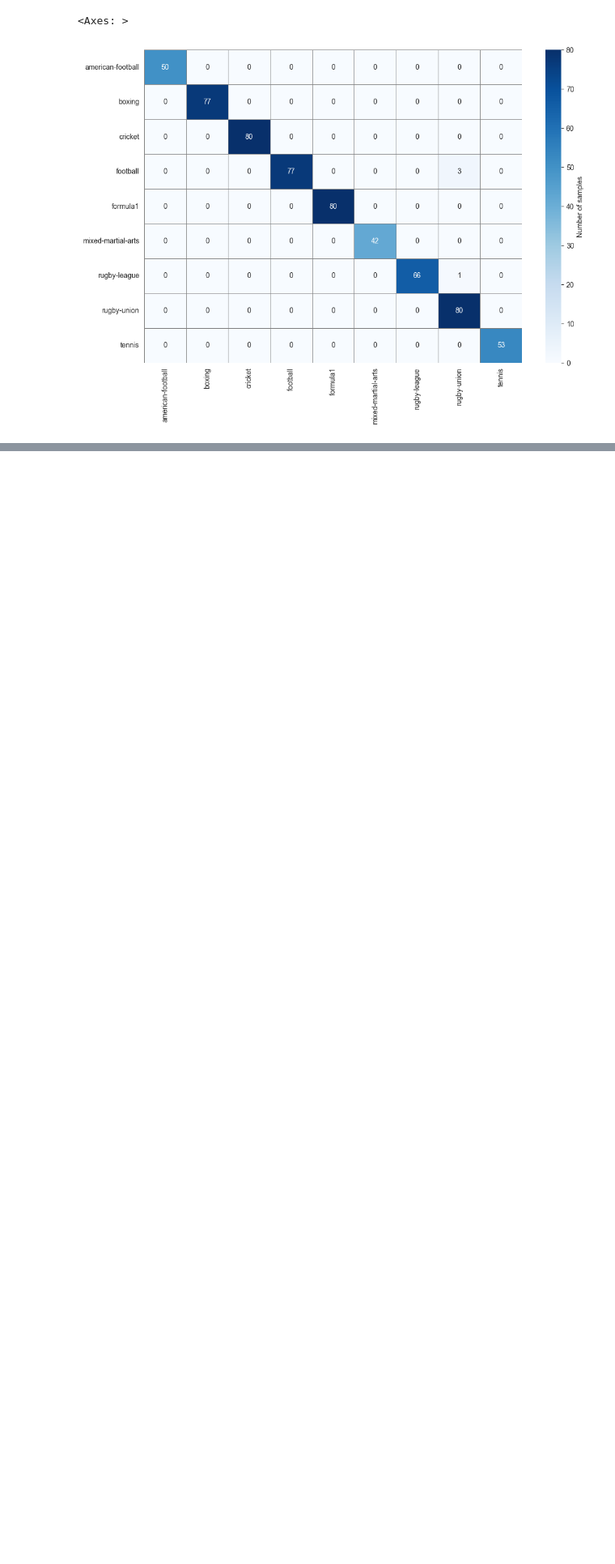
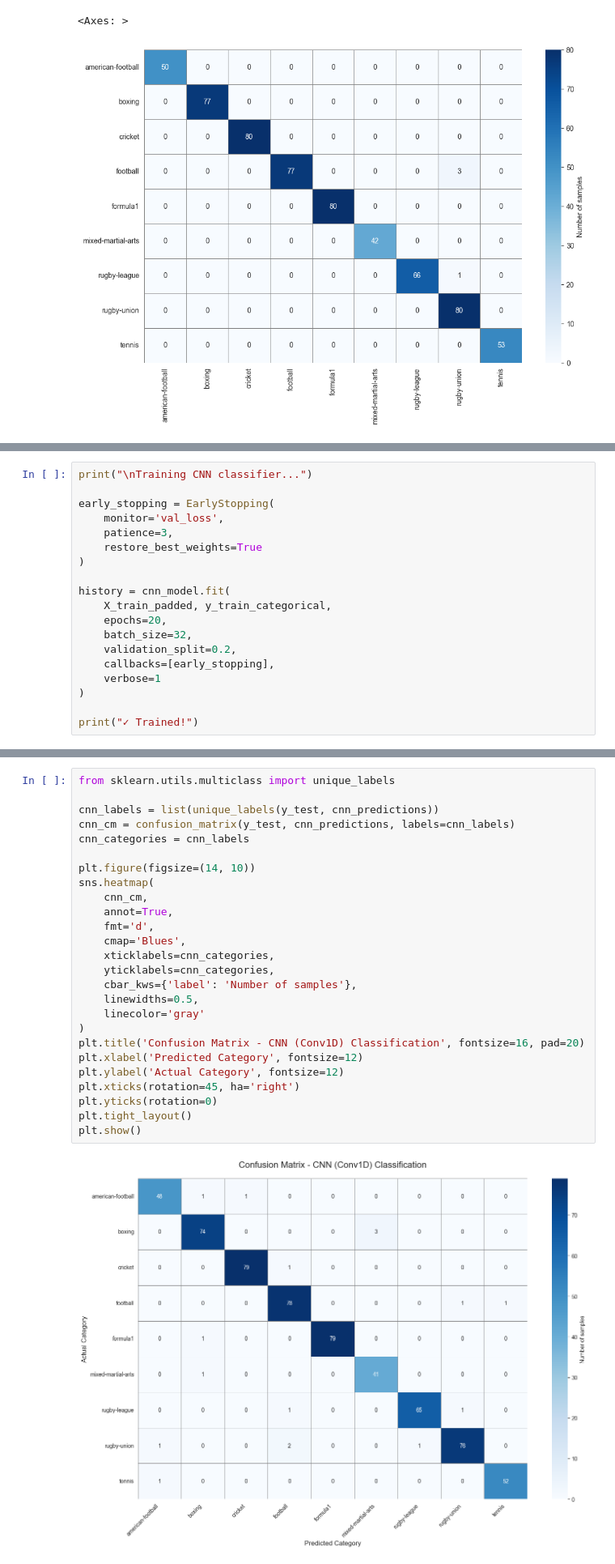
Before and after one commit to Klonotoros/Data-Mining, a Jupyter notebook: sportClassifier.ipynb, the cells around one changed output, grey strips where cells are left out. Shown: that part at 81% size. Drawn from its saved outputs; the diff is of its cells as text; blank space fills up the shorter version.

```diff
--- a/sportClassifier.ipynb
+++ b/sportClassifier.ipynb
@@ -152,0 +402,19 @@ sns.heatmap(
+# %%
+print("\nTraining CNN classifier...")
+
+early_stopping = EarlyStopping(
+    monitor='val_loss',
+    patience=3,
+    restore_best_weights=True
+)
+
+history = cnn_model.fit(
+    X_train_padded, y_train_categorical,
+    epochs=20,
+    batch_size=32,
+    validation_split=0.2,
+    callbacks=[early_stopping],
+    verbose=1
+)
+
+print("✓ Trained!")
@@ -152,0 +486,28 @@ sns.heatmap(
+# %%
+from sklearn.utils.multiclass import unique_labels
+
+cnn_labels = list(unique_labels(y_test, cnn_predictions))
+cnn_cm = confusion_matrix(y_test, cnn_predictions, labels=cnn_labels)
+cnn_categories = cnn_labels
+
+plt.figure(figsize=(14, 10))
+sns.heatmap(
+    cnn_cm,
+    annot=True,
+    fmt='d',
+    cmap='Blues',
+    xticklabels=cnn_categories,
+    yticklabels=cnn_categories,
+    cbar_kws={'label': 'Number of samples'},
+    linewidths=0.5,
+    linecolor='gray'
+)
+plt.title('Confusion Matrix - CNN (Conv1D) Classification', fontsize=16, pad=20)
+plt.xlabel('Predicted Category', fontsize=12)
+plt.ylabel('Actual Category', fontsize=12)
+plt.xticks(rotation=45, ha='right')
+plt.yticks(rotation=0)
+plt.tight_layout()
+plt.show()
+# %% [output]
+[figure, added]
```
Also changed, not shown: parts of 11 cells of this notebook.
